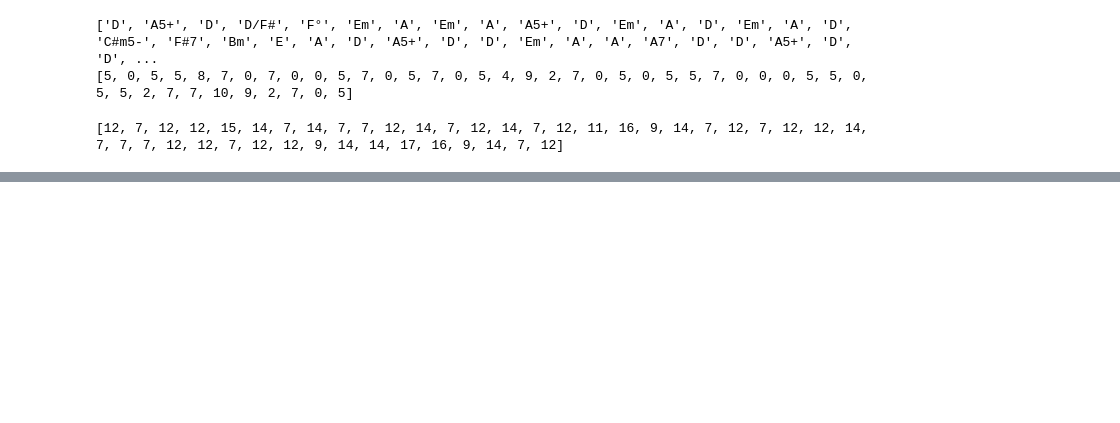
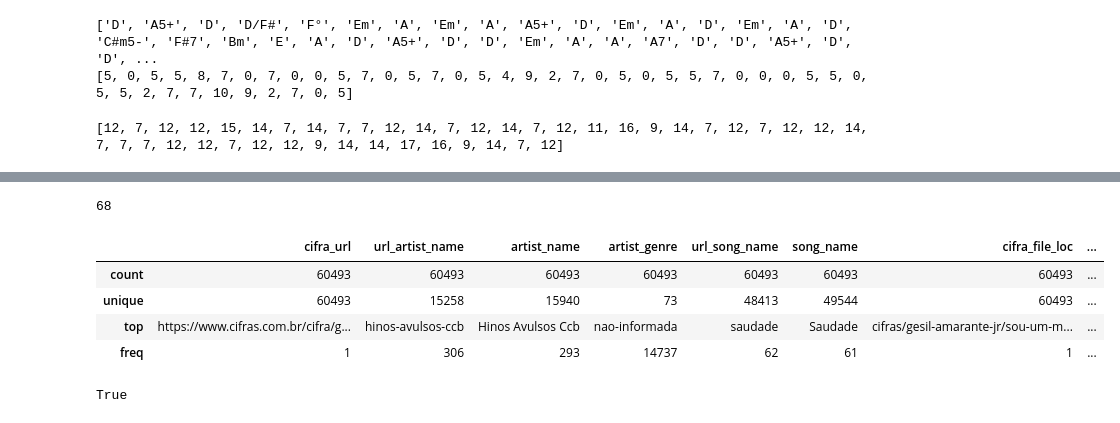
Before and after one commit to yurimarca/cifra-web-scrape, a Jupyter notebook: initial-data-analysis.ipynb, the cells around one changed output, grey strips where cells are left out. Cells and saved outputs as stored; diff of their text form; code cells hidden in the pictures; blank space fills up the shorter version.

Commit message:
Cleaned redundant information from chord vocabulary, but there are more details to cover.

```diff
--- a/initial-data-analysis.ipynb
+++ b/initial-data-analysis.ipynb
@@ -1626,0 +1651,5 @@ riffs[0:10]
+# %%
+import pandas as pd
+
+valid_cifras_df = pd.read_csv("valid_cifras_harmony.csv", index_col=0)
+valid_cifras_df.describe()
@@ -1626,0 +1662,13 @@ riffs[0:10]
+# %%
+len(valid_cifras_df[valid_cifras_df["harmony"].isna()])
+# %% [output]
+68
+# %%
+valid_cifras_df2 = valid_cifras_df[valid_cifras_df["harmony"].notna()].copy()
+valid_cifras_df2.describe()
+# %% [output]
+|  | cifra_url | url_artist_name | artist_name | artist_genre | url_song_name | song_name | cifra_file_loc | ... |
+| count | 60493 | 60493 | 60493 | 60493 | 60493 | 60493 | 60493 | ... |
+| unique | 60493 | 15258 | 15940 | 73 | 48413 | 49544 | 60493 | ... |
+| top | https://www.cifras.com.br/cifra/g... | hinos-avulsos-ccb | Hinos Avulsos Ccb | nao-informada | saudade | Saudade | cifras/gesil-amarante-jr/sou-um-m... | ... |
+| freq | 1 | 306 | 293 | 14737 | 62 | 61 | 1 | ... |
@@ -1626,0 +1688,4 @@ riffs[0:10]
+# %%
+len(valid_cifras_df2) == len(all_songs_vocab)
+# %% [output]
+True
```
Also changed, not shown: parts of 110 cells of this notebook.
